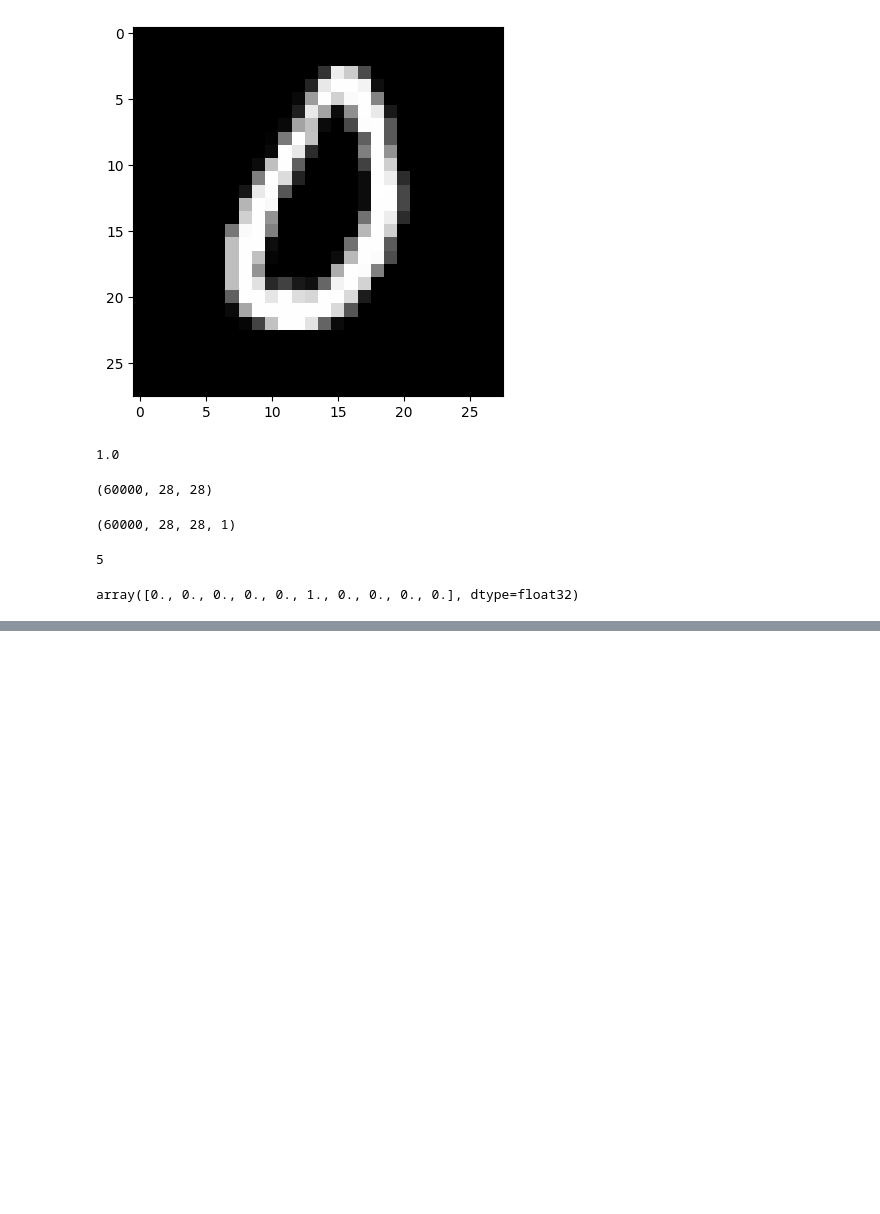
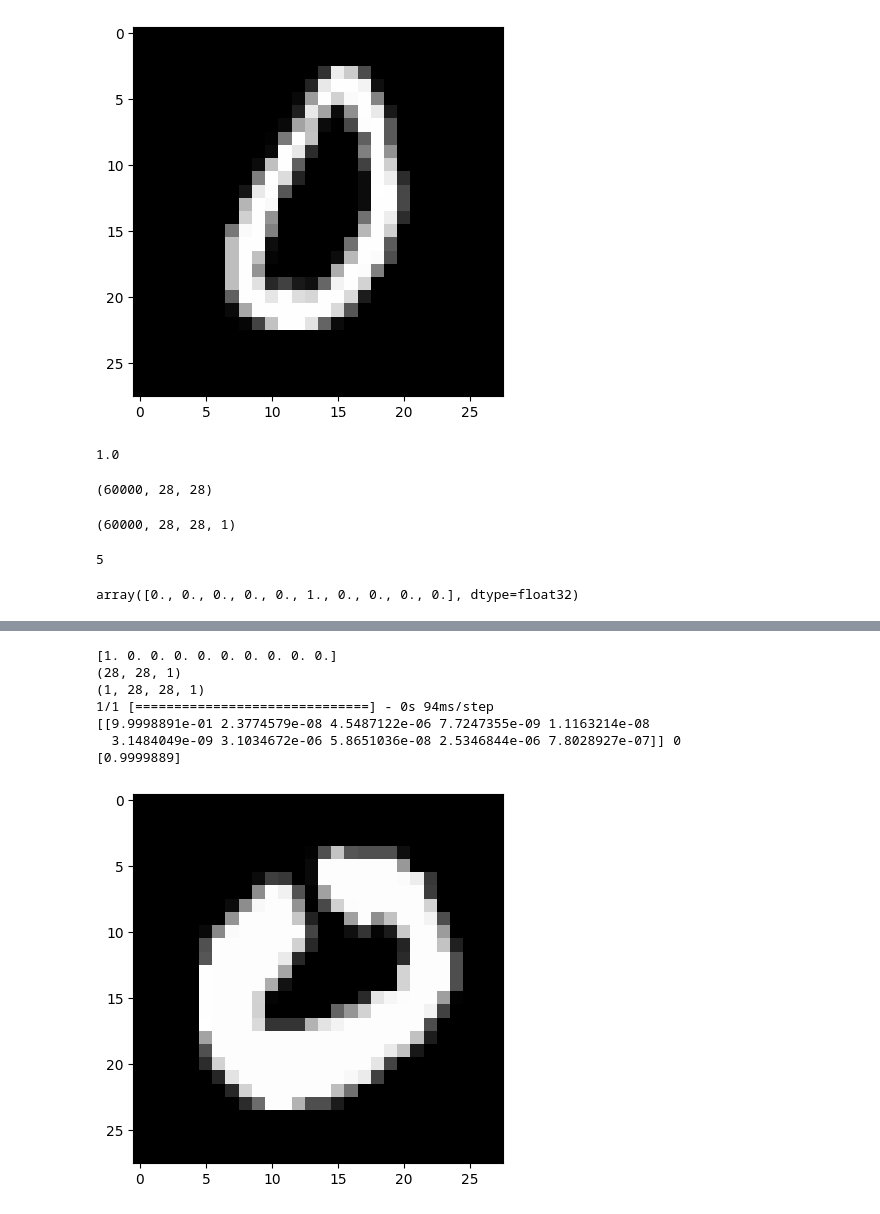
Before and after one commit to Abhijeet399/Data_Science_PP_11_June, a Jupyter notebook: CNN_MNIST_Tensorflow.ipynb, the cells around one changed output, grey strips where cells are left out. Drawn from its saved outputs; the diff is of its cells as text; code cells hidden in the pictures; blank space fills up the shorter version.

```diff
--- a/CNN_MNIST_Tensorflow.ipynb
+++ b/CNN_MNIST_Tensorflow.ipynb
@@ -96,0 +133,19 @@ _________________________________________________________________
+# %%
+example = test_X[25]
+print(test_Y[25])
+plt.imshow(example, cmap = 'gray')
+print(example.shape)
+example = np.expand_dims(example, 0)
+print(example.shape)
+pred = model.predict(example)
+print(pred, np.argmax(pred))
+print(pred[pred > 0.5])
+# %% [output]
+[1. 0. 0. 0. 0. 0. 0. 0. 0. 0.]
+(28, 28, 1)
+(1, 28, 28, 1)
+1/1 [==============================] - 0s 94ms/step
+[[9.9998891e-01 2.3774579e-08 4.5487122e-06 7.7247355e-09 1.1163214e-08
+  3.1484049e-09 3.1034672e-06 5.8651036e-08 2.5346844e-06 7.8028927e-07]] 0
+[0.9999889]
+[figure, added]
```
Also changed, not shown: parts of 5 cells of this notebook, 4 other files.
